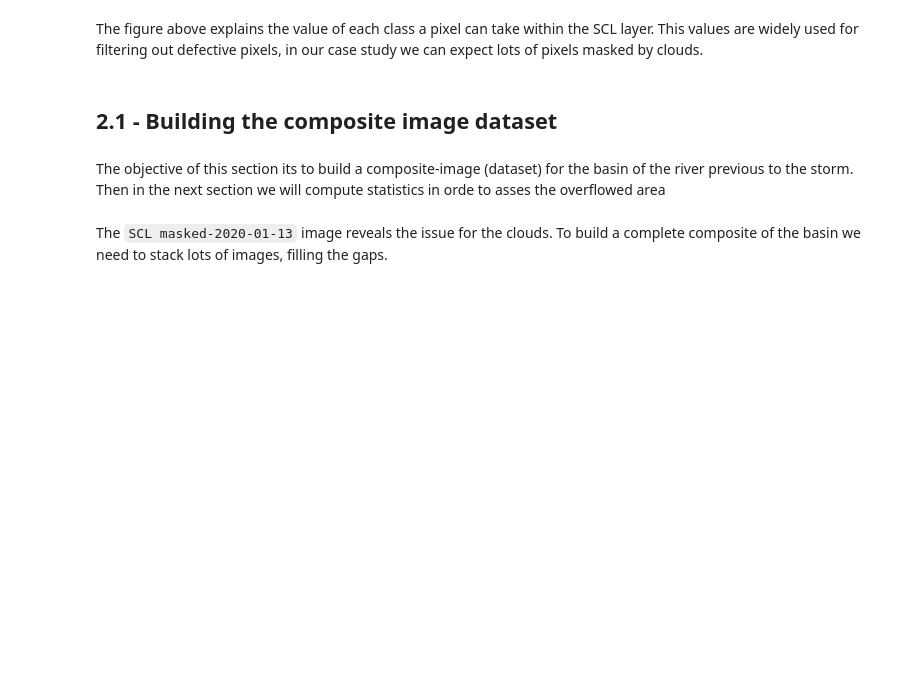
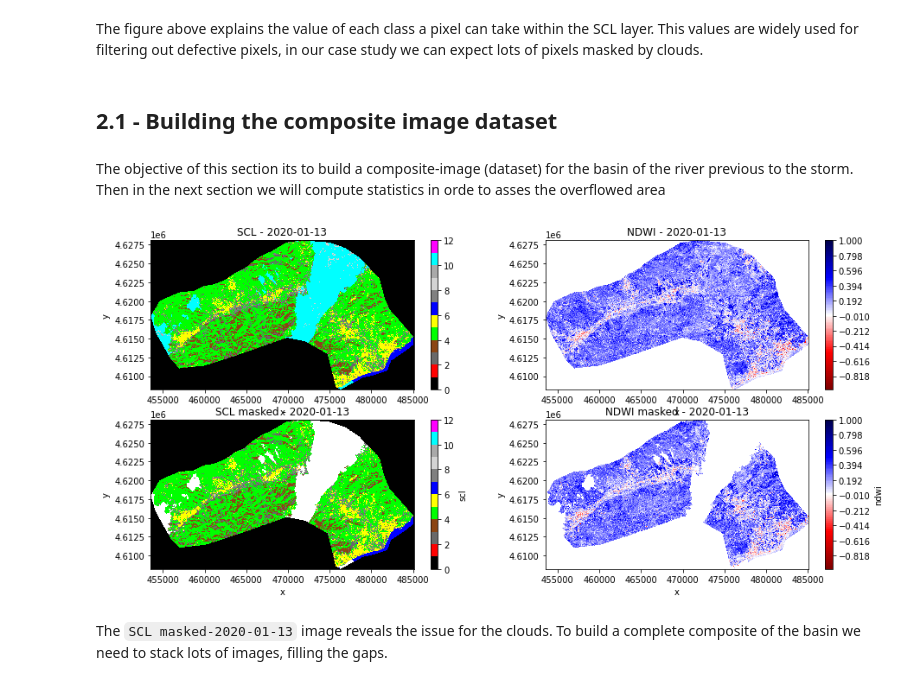
Before and after one commit to VicenteYago/river_overflow, a Jupyter notebook: RIVER OVERFLOW IN MARESME.ipynb, the cells around one changed output. Drawn from its saved outputs; the diff is of its cells as text; code cells hidden in the pictures; blank space fills up the shorter version.

Commit message:
Overflow based in NDWI diff. Area calculated

```diff
--- a/RIVER OVERFLOW IN MARESME.ipynb
+++ b/RIVER OVERFLOW IN MARESME.ipynb
@@ -92,12 +136,15 @@ scl_colors = ["black",       # 0 - NO_DATA
               "yellow",      # 5 - NOT_VEGETATED
               "blue",        # 6 - WATER
               "grey",        # 7 - UNCLASSIFIED
-              "lightgrey",        # 8 - CLOUD_MEDIUM_PROB
-              "darkgrey",        # 9 - CLOUD_HIGH_PROB
+              "lightgrey",   # 8 - CLOUD_MEDIUM_PROB
+              "darkgrey",    # 9 - CLOUD_HIGH_PROB
               "aqua",        # 10 - THIN_CIRRUS
               "magenta"]     # 11 - SNOW
 
 bounds_scl = np.arange(0, 13, 1)
+
+ndwi_colormap = plt.get_cmap('seismic_r')
+ndwi_bounds   = np.linspace(-1, 1.0, 100)
 # %% [markdown]
 ![SCL_legend](./img/SCL.png)
 # %% [markdown]
@@ -110,20 +169,41 @@ the basin of the river previous to the storm. Then in the next section we will c
 # %%
-scl = rioxarray.open_rasterio("./sentinel2/out/SCL/S2B2A_20200113_008_tordera_SCL_10.tif", masked=True)
+scl = rioxarray.open_rasterio("./sentinel2/out/SCL_10/S2B2A_20200113_008_tordera_SCL_10.tif", masked=True)
+ndwi = rioxarray.open_rasterio("./sentinel2/indices/NDWI/S2B2A_20200113_008_tordera_NDWI_10.tif", masked=True)
 
-scl_masked = scl.where(
-                            (scl == 2) | # dark_area
-                            (scl == 4) | # vegetation
-                            (scl == 5) | # not_vegetated
-                            (scl == 6)   # water
-                          )
 
-fig, axs = plt.subplots(2,1, figsize = (15,13))
-scl.plot(ax = axs[0], colors = scl_colors, levels = bounds_scl)
-axs[0].title.set_text("Scheme Classification Layer (SCL) - 2020-01-13")
-plt.plot()
+dummy_ds = xr.Dataset({"scl" : scl, "ndwi" : ndwi})
 
-scl_masked.plot(ax = axs[1],  colors = scl_colors, levels = bounds_scl)
-axs[1].title.set_text("SCL masked - 2020-01-13")
+scl_masked = dummy_ds["scl"].where(
+                        (dummy_ds["scl"] != 8) & # dark_area
+                        (dummy_ds["scl"] != 9) & # vegetation
+                        (dummy_ds["scl"] != 10)  # not_vegetated
+                      )
+
+ndwi_masked = dummy_ds["ndwi"].where(
+                        (dummy_ds["scl"] != 8) & # dark_area
+                        (dummy_ds["scl"] != 9) & # vegetation
+                        (dummy_ds["scl"] != 10)  # not_vegetated
+                      )
+
+
+
+fig, axs = plt.subplots(2,2, figsize = (15,7))
+
+scl.plot(ax = axs[0,0], colors = scl_colors, levels = bounds_scl)
+axs[0,0].title.set_text("SCL - 2020-01-13")
+
+scl_masked.plot(ax = axs[1,0],  colors = scl_colors, levels = bounds_scl)
+axs[1,0].title.set_text("SCL masked - 2020-01-13")
+
+ndwi.plot(ax = axs[0,1], colors = ndwi_colormap, levels = ndwi_bounds)
+axs[0,1].title.set_text("NDWI - 2020-01-13")
+
+ndwi_masked.plot(ax = axs[1,1], colors = ndwi_colormap, levels = ndwi_bounds)
+axs[1,1].title.set_text("NDWI masked - 2020-01-13")
+
+
 plt.show()
+# %% [output]
+[figure, added]
 # %% [markdown]
 The `SCL masked-2020-01-13` image reveals the issue for the clouds. To build a complete composite of the basin we need to stack lots of images, filling the gaps.
```
Also changed, not shown: parts of 27 cells of this notebook.
